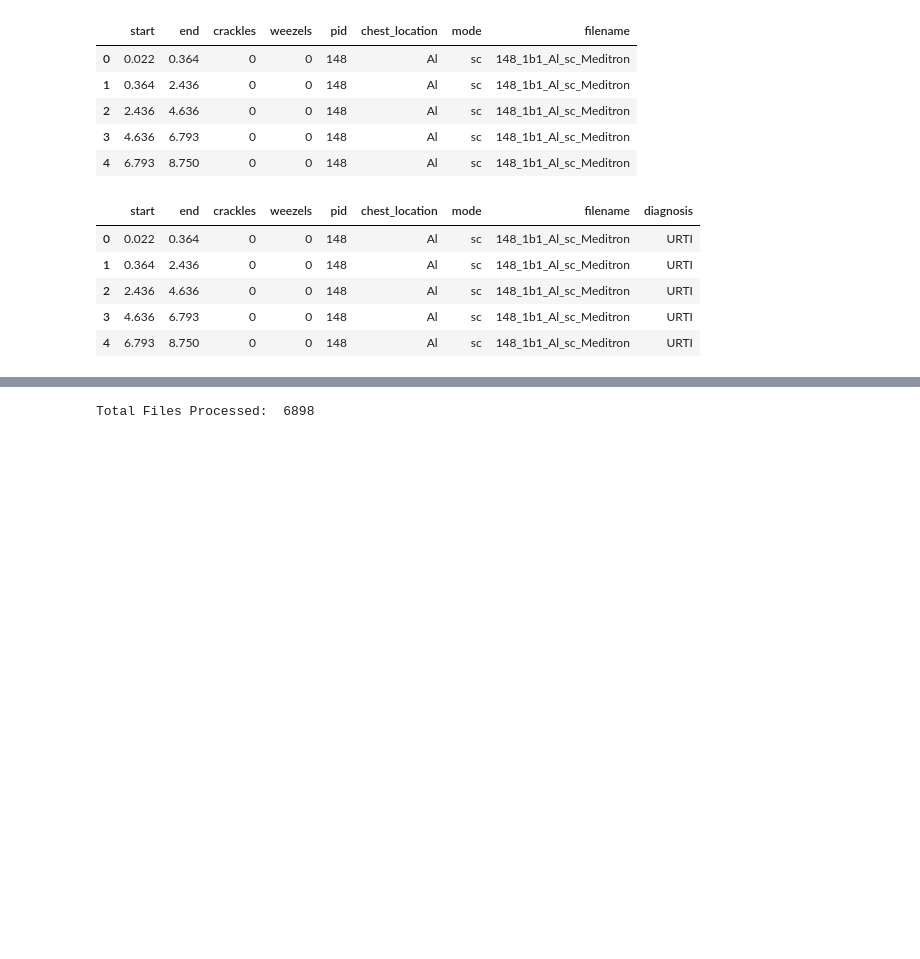
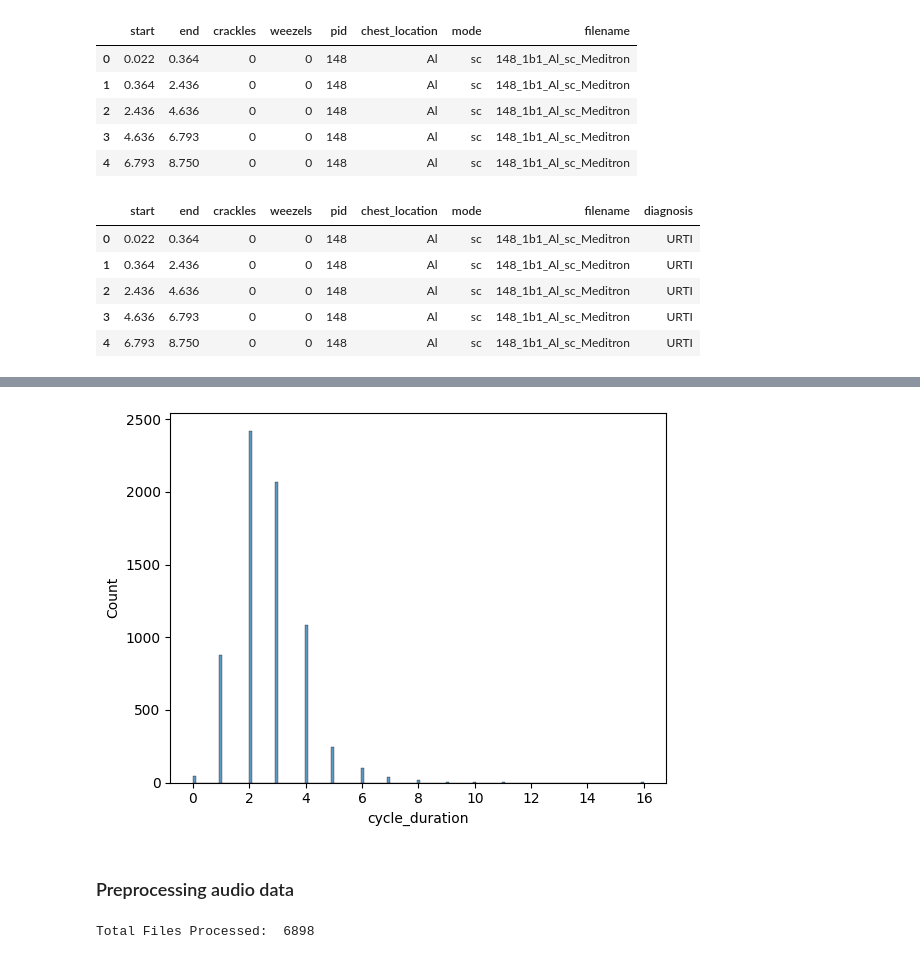
Before and after one commit to mi-mi-mia/smart-stethoscope, a Jupyter notebook: notebooks/mi-mi-mia_experimenting.ipynb, the cells around one changed output, grey strips where cells are left out. Drawn from its saved outputs; the diff is of its cells as text; code cells hidden in the pictures; blank space fills up the shorter version.

Commit message:
add plots eda

```diff
--- a/notebooks/mi-mi-mia_experimenting.ipynb
+++ b/notebooks/mi-mi-mia_experimenting.ipynb
@@ -117,3 +131,10 @@ data.to_csv('../raw_data/csv_data/data.csv',index=False)
+# %%
+data['cycle_duration'] = data['end']-data['start']
+sns.histplot(data=data, x=round(data['cycle_duration'],0));
+# %% [output]
+[figure, added]
+# %% [markdown]
+### Preprocessing audio data
 # %%
 preproc_audio_path = '../raw_data/preprocessed_audio_files/'
 os.makedirs(preproc_audio_path)
```
Also changed, not shown: parts of 4 cells of this notebook.
